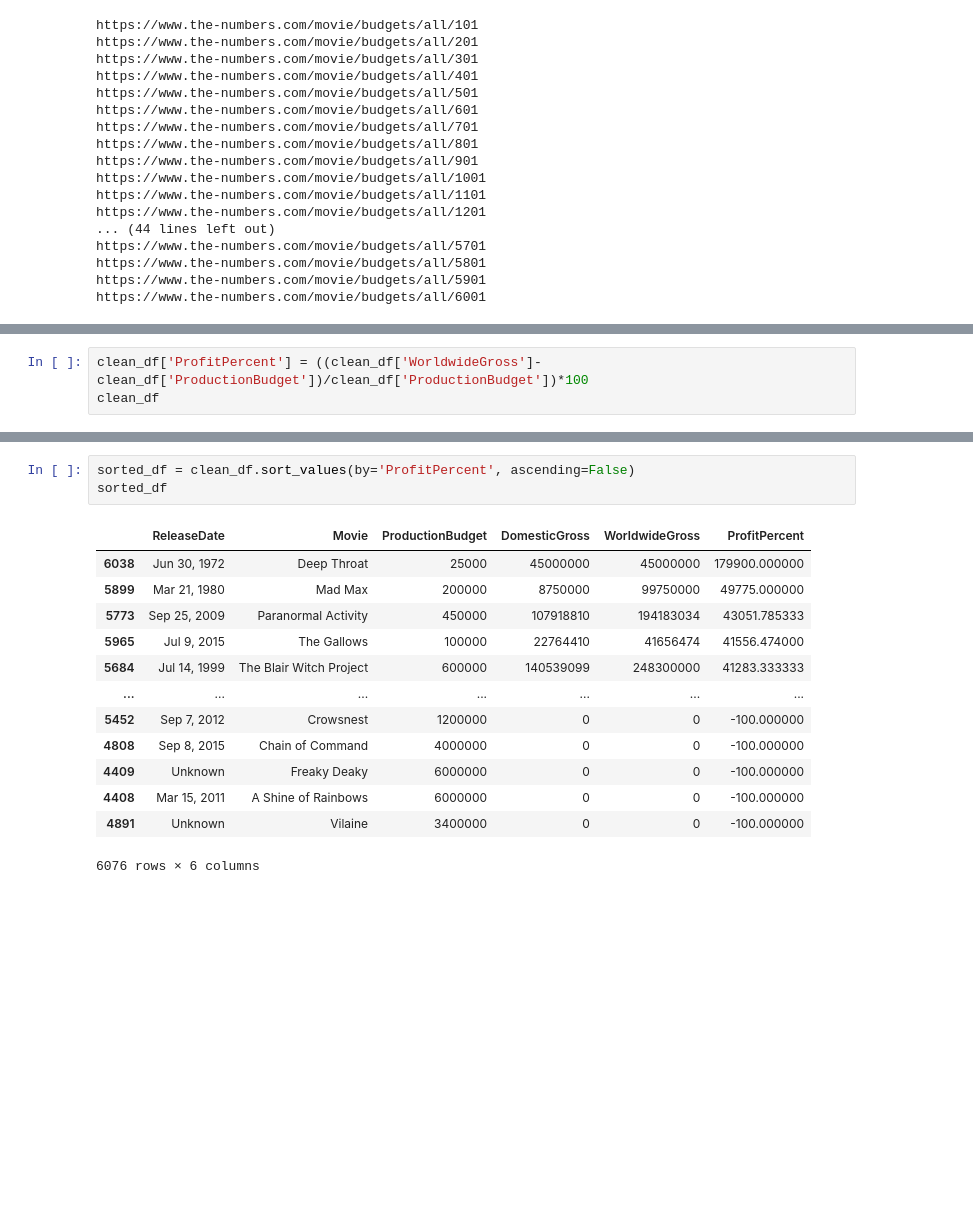
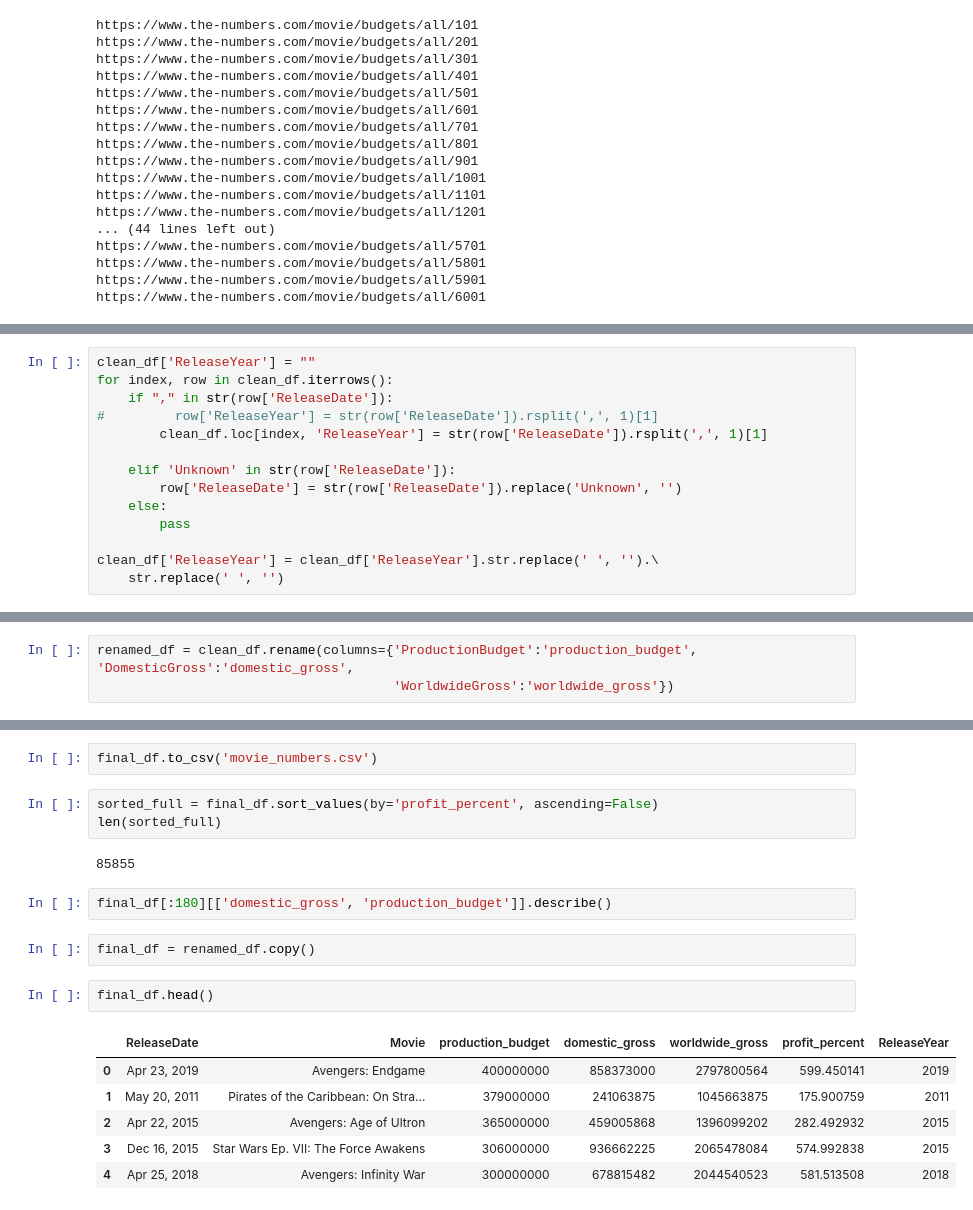
Before and after one commit to ange-wang/etl-project, a Jupyter notebook: numbers.ipynb, the cells around one changed output, grey strips where cells are left out. Drawn from its saved outputs; the diff is of its cells as text; blank space fills up the shorter version.

```diff
--- a/numbers.ipynb
+++ b/numbers.ipynb
@@ -86,3 +114,17 @@ clean_df['WorldwideGross'] = clean_df['WorldwideGross'].str.replace(',', '').\
+# %%
+clean_df['ReleaseYear'] = ""
+for index, row in clean_df.iterrows():
+    if "," in str(row['ReleaseDate']):
+#         row['ReleaseYear'] = str(row['ReleaseDate']).rsplit(',', 1)[1]
+        clean_df.loc[index, 'ReleaseYear'] = str(row['ReleaseDate']).rsplit(',', 1)[1]
+
+    elif 'Unknown' in str(row['ReleaseDate']):
+        row['ReleaseDate'] = str(row['ReleaseDate']).replace('Unknown', '')
+    else:
+        pass
+
+clean_df['ReleaseYear'] = clean_df['ReleaseYear'].str.replace(' ', '').\
+    str.replace(' ', '')
 # %%
 clean_df.dtypes
 # %% [output]
@@ -94,4 +138 @@ WorldwideGross       int64
 dtype: object
-# %%
-clean_df['ProfitPercent'] = ((clean_df['WorldwideGross']-clean_df['ProductionBudget'])/clean_df['ProductionBudget'])*100
-clean_df
@@ -111,0 +139,3 @@ clean_df
+# %%
+renamed_df = clean_df.rename(columns={'ProductionBudget':'production_budget', 'DomesticGross':'domestic_gross',
+                                      'WorldwideGross':'worldwide_gross'})
@@ -112,17 +206,20 @@ clean_df
+# %%
+final_df.to_csv('movie_numbers.csv')
 # %%
-sorted_df = clean_df.sort_values(by='ProfitPercent', ascending=False)
-sorted_df
+sorted_full = final_df.sort_values(by='profit_percent', ascending=False)
+len(sorted_full)
 # %% [output]
-|  | ReleaseDate | Movie | ProductionBudget | DomesticGross | WorldwideGross | ProfitPercent |
-| 6038 | Jun 30, 1972 | Deep Throat | 25000 | 45000000 | 45000000 | 179900.000000 |
-| 5899 | Mar 21, 1980 | Mad Max | 200000 | 8750000 | 99750000 | 49775.000000 |
-| 5773 | Sep 25, 2009 | Paranormal Activity | 450000 | 107918810 | 194183034 | 43051.785333 |
-| 5965 | Jul 9, 2015 | The Gallows | 100000 | 22764410 | 41656474 | 41556.474000 |
-| 5684 | Jul 14, 1999 | The Blair Witch Project | 600000 | 140539099 | 248300000 | 41283.333333 |
-| ... | ... | ... | ... | ... | ... | ... |
-| 5452 | Sep 7, 2012 | Crowsnest | 1200000 | 0 | 0 | -100.000000 |
-| 4808 | Sep 8, 2015 | Chain of Command | 4000000 | 0 | 0 | -100.000000 |
-| 4409 | Unknown | Freaky Deaky | 6000000 | 0 | 0 | -100.000000 |
-| 4408 | Mar 15, 2011 | A Shine of Rainbows | 6000000 | 0 | 0 | -100.000000 |
-| 4891 | Unknown | Vilaine | 3400000 | 0 | 0 | -100.000000 |
-6076 rows × 6 columns
+85855
+# %%
+final_df[:180][['domestic_gross', 'production_budget']].describe()
+# %%
+final_df = renamed_df.copy()
+# %%
+final_df.head()
+# %% [output]
+|  | ReleaseDate | Movie | production_budget | domestic_gross | worldwide_gross | profit_percent | ReleaseYear |
+| 0 | Apr 23, 2019 | Avengers: Endgame | 400000000 | 858373000 | 2797800564 | 599.450141 | 2019 |
+| 1 | May 20, 2011 | Pirates of the Caribbean: On Stra... | 379000000 | 241063875 | 1045663875 | 175.900759 | 2011 |
+| 2 | Apr 22, 2015 | Avengers: Age of Ultron | 365000000 | 459005868 | 1396099202 | 282.492932 | 2015 |
+| 3 | Dec 16, 2015 | Star Wars Ep. VII: The Force Awakens | 306000000 | 936662225 | 2065478084 | 574.992838 | 2015 |
+| 4 | Apr 25, 2018 | Avengers: Infinity War | 300000000 | 678815482 | 2044540523 | 581.513508 | 2018 |
```
Also changed, not shown: parts of 25 cells of this notebook.
